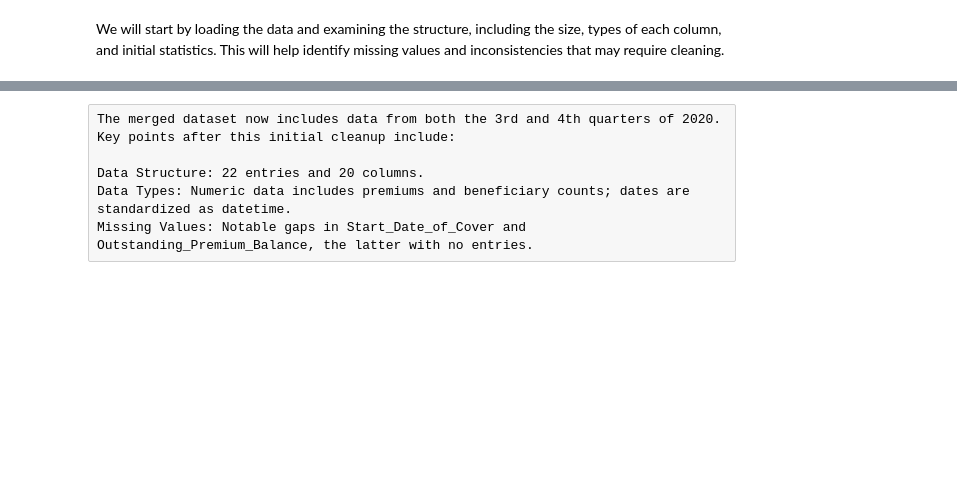
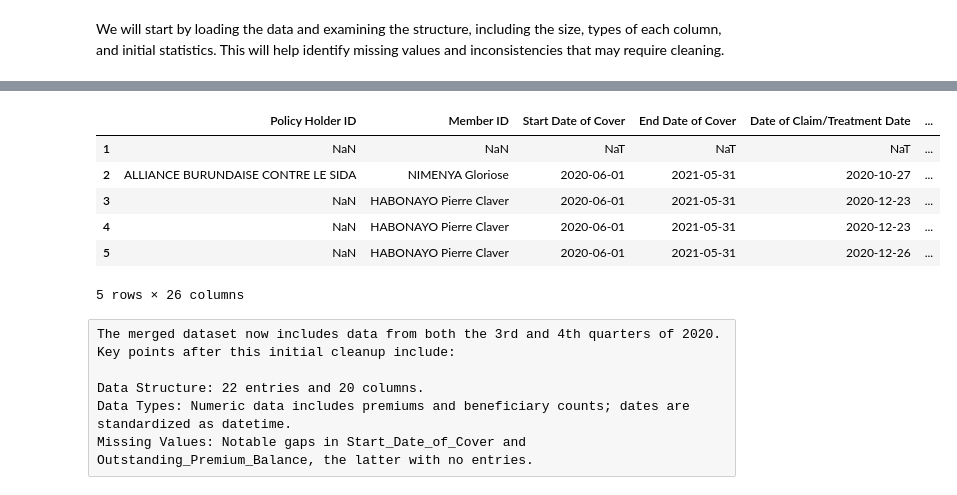
Before and after one commit to Kanyi254/Insurance-quotation, a Jupyter notebook: Project Phase 5/Automating Professional Indemnity Insurance Quotation with AI.ipynb, the cells around one changed output, grey strips where cells are left out. Cells and saved outputs as stored; diff of their text form; code cells hidden in the pictures; blank space fills up the shorter version.

```diff
--- a/Project Phase 5/Automating Professional Indemnity Insurance Quotation with AI.ipynb
+++ b/Project Phase 5/Automating Professional Indemnity Insurance Quotation with AI.ipynb
@@ -222,3 +278,13 @@ memory usage: 3.6+ KB
+# %%
+claims_q4_clean.head()
+# %% [output]
+|  | Policy Holder ID | Member ID | Start Date of Cover | End Date of Cover | Date of Claim/Treatment Date | ... |
+| 1 | NaN | NaN | NaT | NaT | NaT | ... |
+| 2 | ALLIANCE BURUNDAISE CONTRE LE SIDA | NIMENYA Gloriose | 2020-06-01 | 2021-05-31 | 2020-10-27 | ... |
+| 3 | NaN | HABONAYO Pierre Claver | 2020-06-01 | 2021-05-31 | 2020-12-23 | ... |
+| 4 | NaN | HABONAYO Pierre Claver | 2020-06-01 | 2021-05-31 | 2020-12-23 | ... |
+| 5 | NaN | HABONAYO Pierre Claver | 2020-06-01 | 2021-05-31 | 2020-12-26 | ... |
+5 rows × 26 columns
 # %% [raw]
 The merged dataset now includes data from both the 3rd and 4th quarters of 2020. Key points after this initial cleanup include:
 
```
Also changed, not shown: parts of 32 cells of this notebook.
